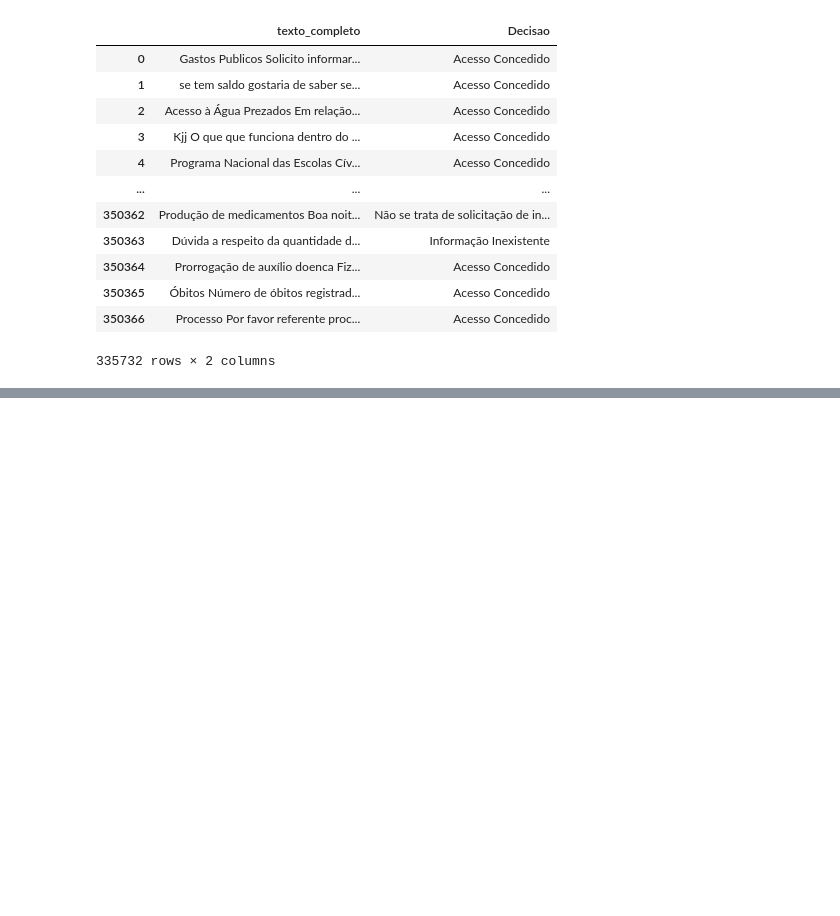
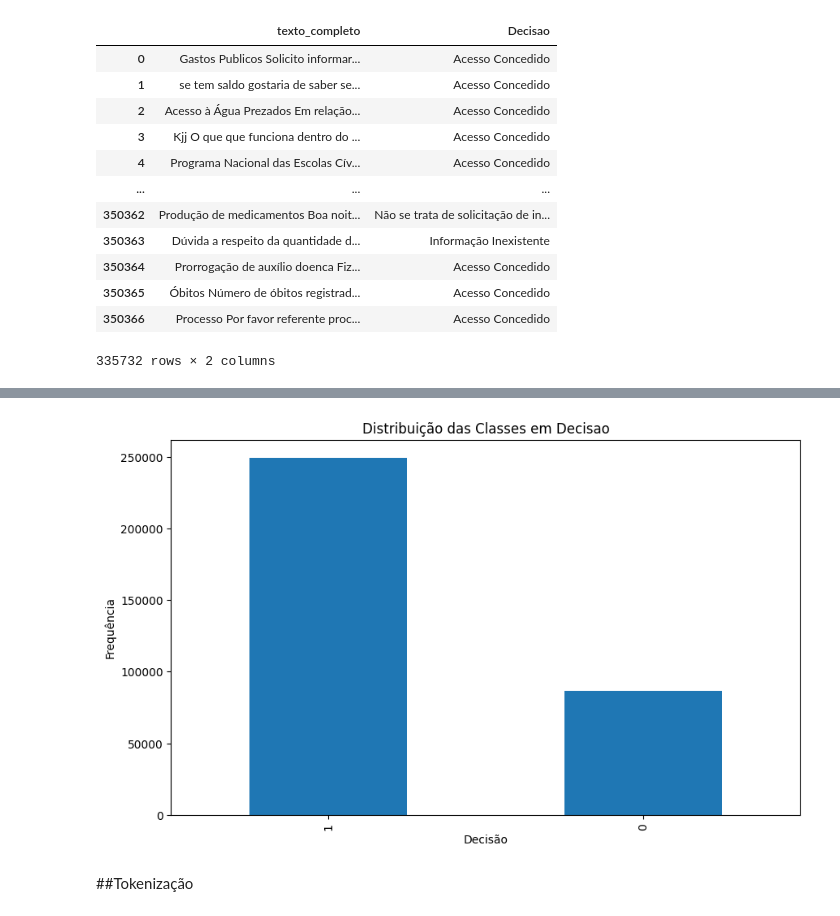
Before and after one commit to L0ureiro/Pedidos-e-Respostas-LAI, a Jupyter notebook: DeepLearn+Mlops.ipynb, the cells around one changed output, grey strips where cells are left out. Drawn from its saved outputs; the diff is of its cells as text; code cells hidden in the pictures; blank space fills up the shorter version.

```diff
--- a/DeepLearn+Mlops.ipynb
+++ b/DeepLearn+Mlops.ipynb
@@ -11,6 +11,6 @@ Drive already mounted at /content/drive; to attempt to forcibly remount, call dr
 # %%
 # Carregar o dataset
-file_path = '/content/drive/MyDrive/Disciplinas/DL e Mlops/Cópia de pedidos.parquet'  # Atualize o caminho
+file_path = '/content/drive/MyDrive/DeepLearnin+Mlops/Cópia de pedidos.parquet'  # Atualize o caminho
 df = pd.read_parquet(file_path)
 # %%
 df.head()
@@ -140,0 +144,21 @@ df_classifier
+# %%
+# Nome da coluna que queremos transformar
+coluna_decisao = 'Decisao'
+
+# Definir o mapeamento de categorias
+mapeamento_binario = {
+    'Acesso Concedido': 1,
+    'Acesso Parcialmente Concedido': 1,
+    'Órgão não tem competência para responder sobre o assunto': 0,
+    'Pergunta Duplicada/Repetida': 0,
+    'Informação Inexistente': 0,
+    'Acesso Negado': 0,
+    'Não se trata de solicitação de informação': 0
+}
+
+# Aplicar o mapeamento à coluna
+df_classifier[coluna_decisao] = df_classifier[coluna_decisao].map(mapeamento_binario)
+
+# Verificar os valores únicos após o mapeamento
+print("\nValores únicos na coluna 'Decisao' após mapeamento:")
+print(df_classifier[coluna_decisao].unique())
@@ -140,0 +173,11 @@ df_classifier
+# %%
+# Distribuição das classes em 'Decisao'
+df_classifier['Decisao'].value_counts().plot(kind='bar', figsize=(10, 6))
+plt.title('Distribuição das Classes em Decisao')
+plt.xlabel('Decisão')
+plt.ylabel('Frequência')
+plt.show()
+# %% [output]
+[figure, added]
+# %% [markdown]
+##Tokenização
```
Also changed, not shown: parts of 16 cells of this notebook.
